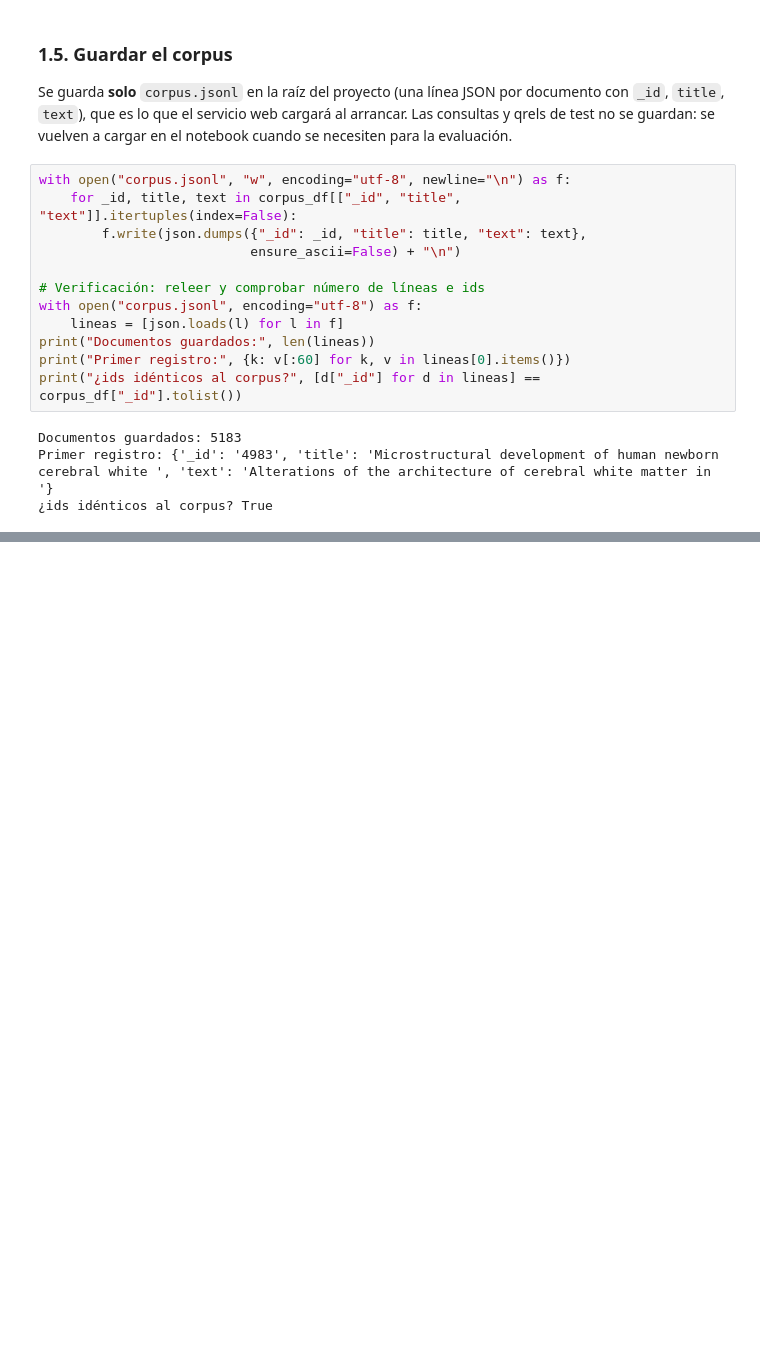
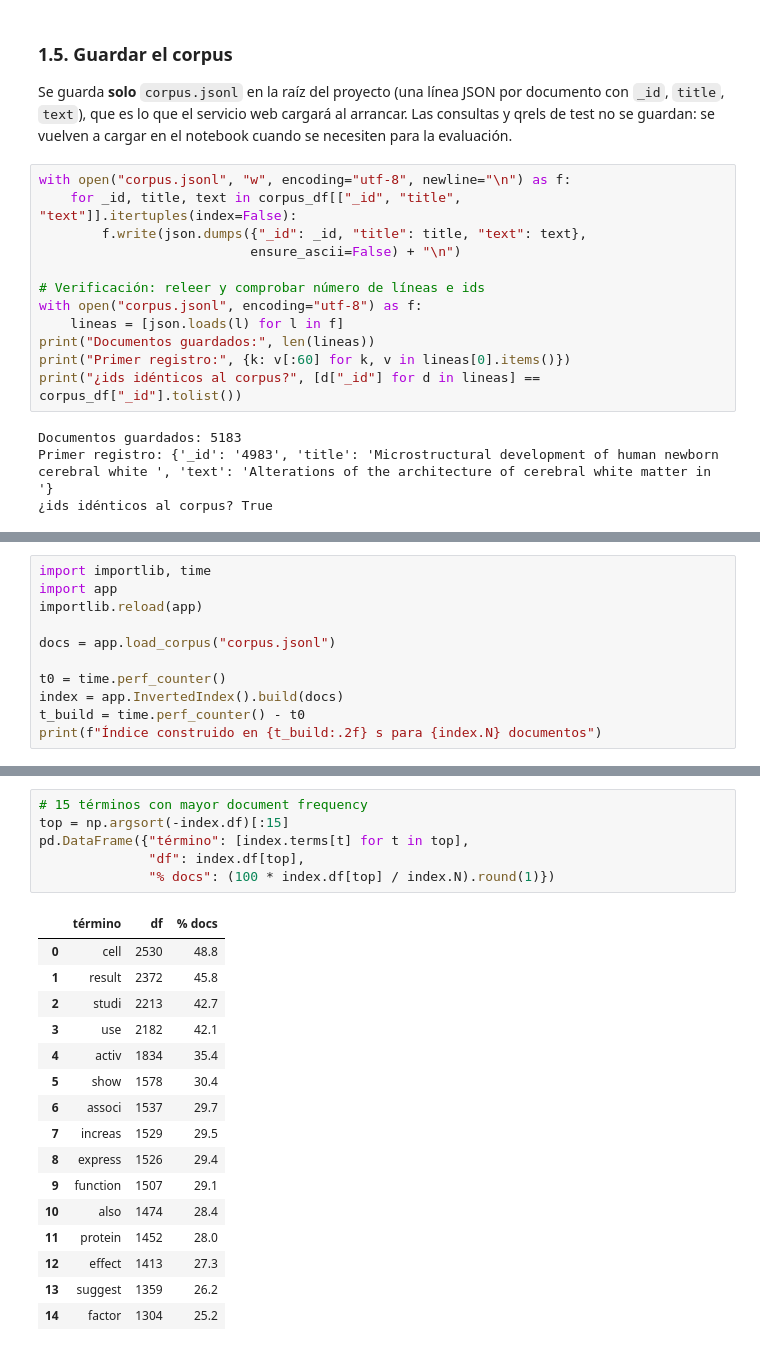
Before and after one commit to Michaelyezzz/Examen-RI-2026A, a Jupyter notebook: examen1bim.ipynb, the cells around one changed output, grey strips where cells are left out. Drawn from its saved outputs; the diff is of its cells as text; blank space fills up the shorter version.

```diff
--- a/examen1bim.ipynb
+++ b/examen1bim.ipynb
@@ -331,0 +533,11 @@ Primer registro: {'_id': '4983', 'title': 'Microstructural development of human
+# %%
+import importlib, time
+import app
+importlib.reload(app)
+
+docs = app.load_corpus("corpus.jsonl")
+
+t0 = time.perf_counter()
+index = app.InvertedIndex().build(docs)
+t_build = time.perf_counter() - t0
+print(f"Índice construido en {t_build:.2f} s para {index.N} documentos")
@@ -331,0 +629,23 @@ Primer registro: {'_id': '4983', 'title': 'Microstructural development of human
+# %%
+# 15 términos con mayor document frequency
+top = np.argsort(-index.df)[:15]
+pd.DataFrame({"término": [index.terms[t] for t in top],
+              "df": index.df[top],
+              "% docs": (100 * index.df[top] / index.N).round(1)})
+# %% [output]
+|  | término | df | % docs |
+| 0 | cell | 2530 | 48.8 |
+| 1 | result | 2372 | 45.8 |
+| 2 | studi | 2213 | 42.7 |
+| 3 | use | 2182 | 42.1 |
+| 4 | activ | 1834 | 35.4 |
+| 5 | show | 1578 | 30.4 |
+| 6 | associ | 1537 | 29.7 |
+| 7 | increas | 1529 | 29.5 |
+| 8 | express | 1526 | 29.4 |
+| 9 | function | 1507 | 29.1 |
+| 10 | also | 1474 | 28.4 |
+| 11 | protein | 1452 | 28.0 |
+| 12 | effect | 1413 | 27.3 |
+| 13 | suggest | 1359 | 26.2 |
+| 14 | factor | 1304 | 25.2 |
```
Also changed, not shown: parts of 9 cells of this notebook, 1 other file.
